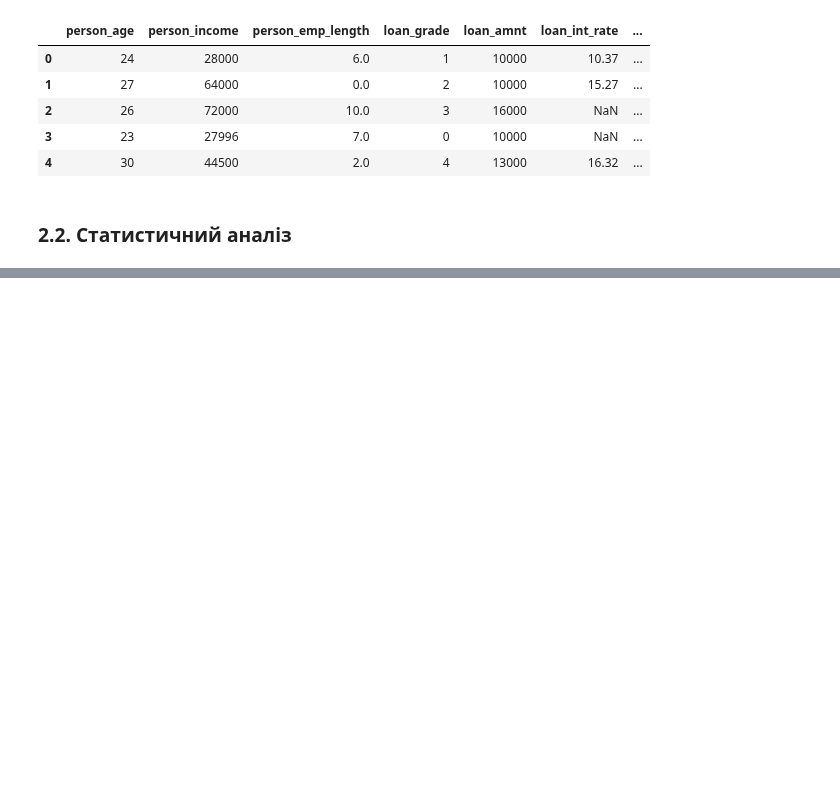
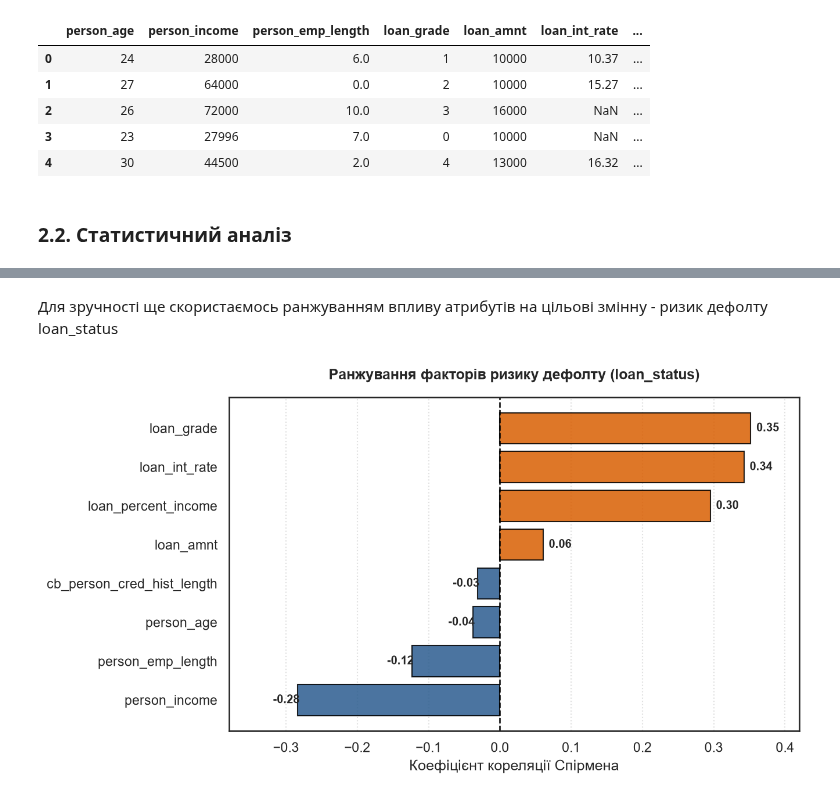
Before and after one commit to sonyalev/credit-risk, a Jupyter notebook: Stage1.ipynb, the cells around one changed output, grey strips where cells are left out. Saved outputs shown, nothing was run; the diff lists cells and outputs as text; code cells hidden in the pictures; blank space fills up the shorter version.

```diff
--- a/Stage1.ipynb
+++ b/Stage1.ipynb
@@ -279,0 +426,24 @@ display(df_encoded.head())
+# %% [markdown]
+Для зручності ще скористаємось ранжуванням впливу атрибутів на цільові змінну - ризик дефолту loan_status
+# %%
+#виділяємо кореляції відносно loan_status та видаляємо самокореляцію
+target_corr = corr_clean[['loan_status']].drop(index='loan_status').sort_values(by='loan_status', ascending=True)
+plt.figure(figsize=(9, 5), dpi=150)
+# оранжевий колір для чинників ризику (r > 0), синій — для захисних чинників (r < 0)
+colors = ['#2b5c8f' if val < 0 else '#d95f02' for val in target_corr['loan_status']]
+bars = plt.barh(target_corr.index, target_corr['loan_status'], color=colors, edgecolor='black', alpha=0.85)
+for bar in bars:
+    width = bar.get_width()
+    offset = 0.008 if width >= 0 else -0.035
+    plt.text(width + offset, bar.get_y() + bar.get_height()/2, f'{width:.2f}',
+             va='center', fontsize=9.5, fontweight='bold')
+
+plt.axvline(0, color='black', linewidth=1.2, linestyle='--')
+plt.xlim(-0.38, 0.42)
+plt.title("Ранжування факторів ризику дефолту (loan_status)", fontsize=12, fontweight='bold', pad=15)
+plt.xlabel("Коефіцієнт кореляції Спірмена")
+plt.grid(axis='x', linestyle=':', alpha=0.6)
+plt.tight_layout()
+plt.show()
+# %% [output]
+[figure, added]
```
Also changed, not shown: parts of 33 cells of this notebook, 1 other file.
